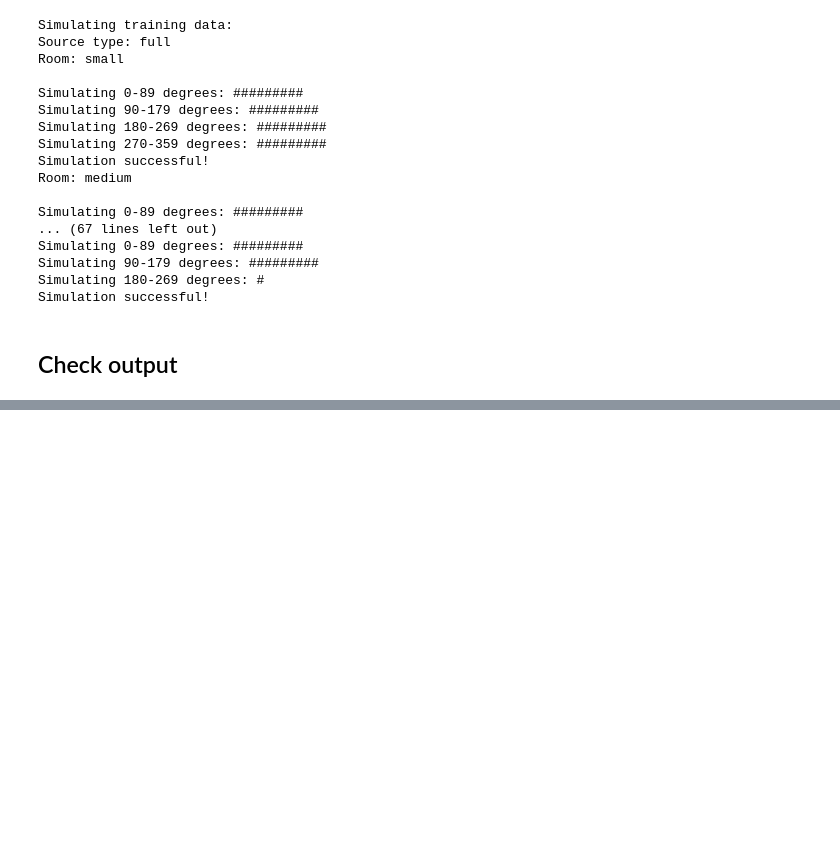
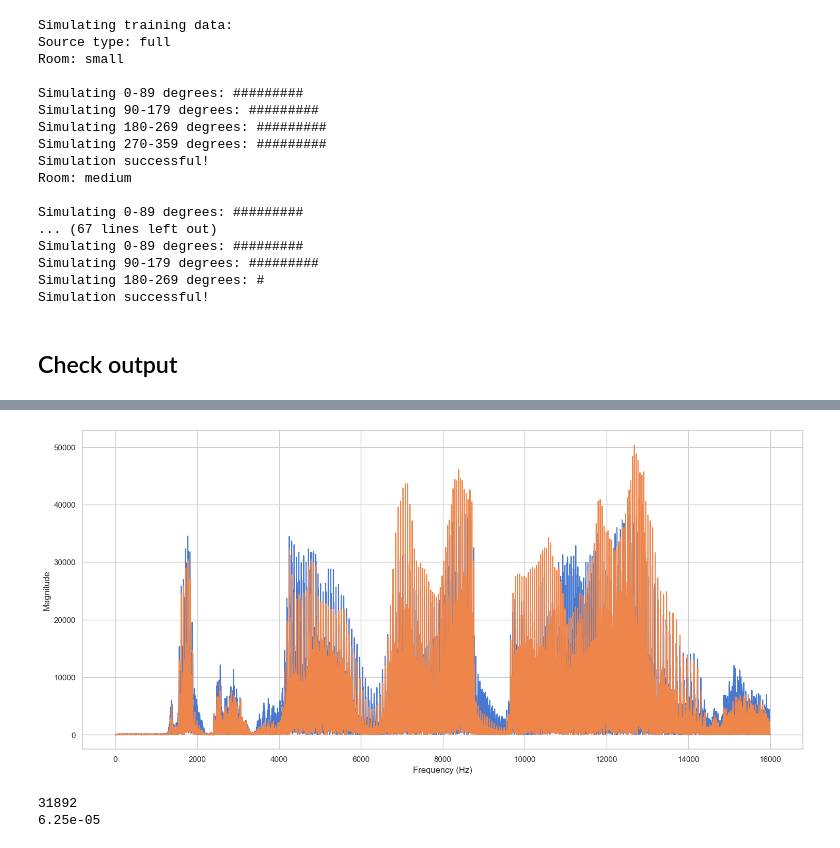
Before and after one commit to AlexandraPosta/sound-localization, a Jupyter notebook: notebooks/SimulateData.ipynb, the cells around one changed output, grey strips where cells are left out. Saved outputs shown, nothing was run; the diff lists cells and outputs as text; code cells hidden in the pictures; blank space fills up the shorter version.

```diff
--- a/notebooks/SimulateData.ipynb
+++ b/notebooks/SimulateData.ipynb
@@ -197,0 +240,19 @@ plt.show()
+# %%
+sample_rate, samples = wavfile.read(sound_file)
+
+ft = fft(samples)
+magnitude = np.abs(ft)
+frequency = np.linspace(0, sample_rate, len(magnitude))
+
+plt.figure(figsize=(18,8))
+plt.plot(frequency[:32000], magnitude[:32000])
+plt.xlabel("Frequency (Hz)")
+plt.ylabel("Magnitude")
+plt.show()
+
+print(len(samples))
+print(1/sample_rate)
+# %% [output]
+[figure, added]
+31892
+6.25e-05
```
Also changed, not shown: parts of 8 cells of this notebook, 7 other files.
